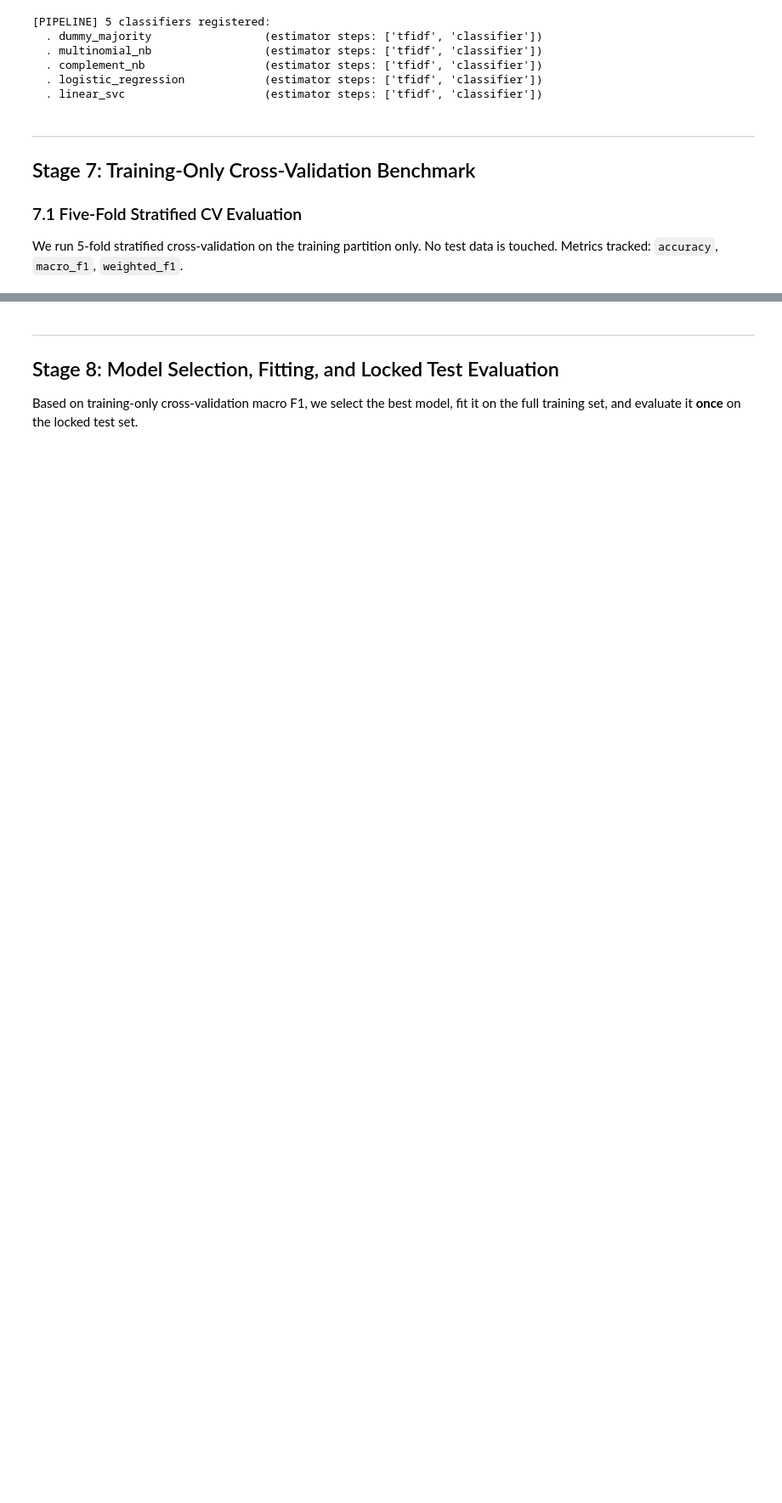
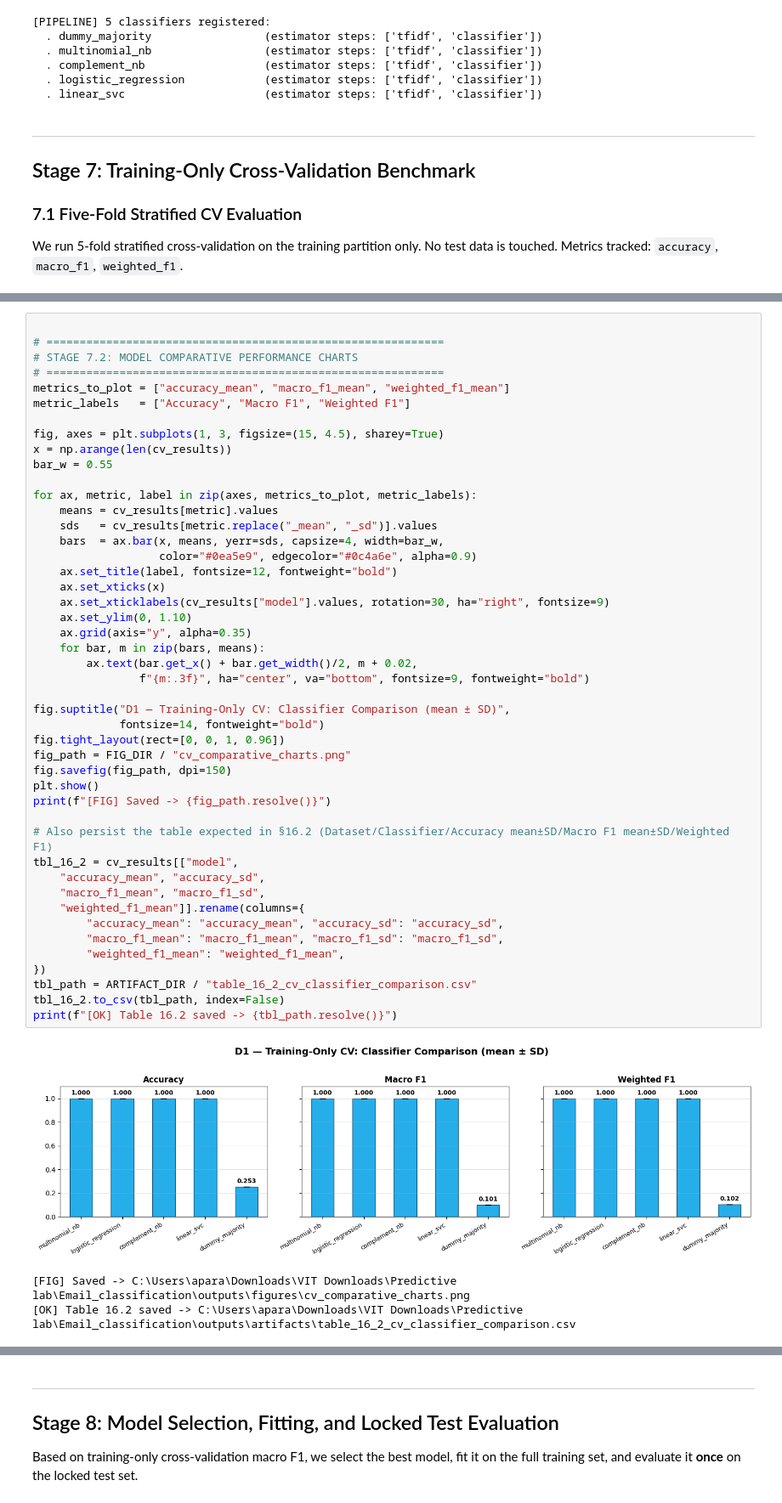
Before and after one commit to Raunak-23/Predictive_Analytics, a Jupyter notebook: Email_classification/notebooks/EmailIntentClassification.ipynb, the cells around one changed output, grey strips where cells are left out. Shown at 85% size. Cells and saved outputs as stored; diff of their text form; blank space fills up the shorter version.

```diff
--- a/Email_classification/notebooks/EmailIntentClassification.ipynb
+++ b/Email_classification/notebooks/EmailIntentClassification.ipynb
@@ -726,0 +792,50 @@ print(f"[FIG] Saved -> {fig_path.resolve()}")
+# %%
+
+# ============================================================
+# STAGE 7.2: MODEL COMPARATIVE PERFORMANCE CHARTS
+# ============================================================
+metrics_to_plot = ["accuracy_mean", "macro_f1_mean", "weighted_f1_mean"]
+metric_labels   = ["Accuracy", "Macro F1", "Weighted F1"]
+
+fig, axes = plt.subplots(1, 3, figsize=(15, 4.5), sharey=True)
+x = np.arange(len(cv_results))
+bar_w = 0.55
+
+for ax, metric, label in zip(axes, metrics_to_plot, metric_labels):
+    means = cv_results[metric].values
+    sds   = cv_results[metric.replace("_mean", "_sd")].values
+    bars  = ax.bar(x, means, yerr=sds, capsize=4, width=bar_w,
+                   color="#0ea5e9", edgecolor="#0c4a6e", alpha=0.9)
+    ax.set_title(label, fontsize=12, fontweight="bold")
+    ax.set_xticks(x)
+    ax.set_xticklabels(cv_results["model"].values, rotation=30, ha="right", fontsize=9)
+    ax.set_ylim(0, 1.10)
+    ax.grid(axis="y", alpha=0.35)
+    for bar, m in zip(bars, means):
+        ax.text(bar.get_x() + bar.get_width()/2, m + 0.02,
+                f"{m:.3f}", ha="center", va="bottom", fontsize=9, fontweight="bold")
+
+fig.suptitle("D1 — Training-Only CV: Classifier Comparison (mean ± SD)",
+             fontsize=14, fontweight="bold")
+fig.tight_layout(rect=[0, 0, 1, 0.96])
+fig_path = FIG_DIR / "cv_comparative_charts.png"
+fig.savefig(fig_path, dpi=150)
+plt.show()
+print(f"[FIG] Saved -> {fig_path.resolve()}")
+
+# Also persist the table expected in §16.2 (Dataset/Classifier/Accuracy mean±SD/Macro F1 mean±SD/Weighted F1)
+tbl_16_2 = cv_results[["model",
+    "accuracy_mean", "accuracy_sd",
+    "macro_f1_mean", "macro_f1_sd",
+    "weighted_f1_mean"]].rename(columns={
+        "accuracy_mean": "accuracy_mean", "accuracy_sd": "accuracy_sd",
+        "macro_f1_mean": "macro_f1_mean", "macro_f1_sd": "macro_f1_sd",
+        "weighted_f1_mean": "weighted_f1_mean",
+})
+tbl_path = ARTIFACT_DIR / "table_16_2_cv_classifier_comparison.csv"
+tbl_16_2.to_csv(tbl_path, index=False)
+print(f"[OK] Table 16.2 saved -> {tbl_path.resolve()}")
+# %% [output]
+[figure, added]
+[FIG] Saved -> C:\Users\apara\Downloads\VIT Downloads\Predictive lab\Email_classification\outputs\figures\cv_comparative_charts.png
+[OK] Table 16.2 saved -> C:\Users\apara\Downloads\VIT Downloads\Predictive lab\Email_classification\outputs\artifacts\table_16_2_cv_classifier_comparison.csv
```
Also changed, not shown: parts of 33 cells of this notebook, 19 other files.
